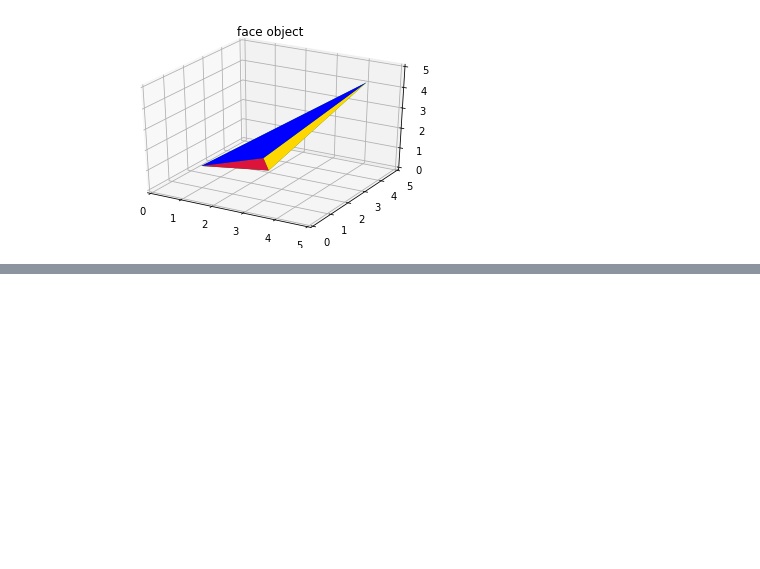
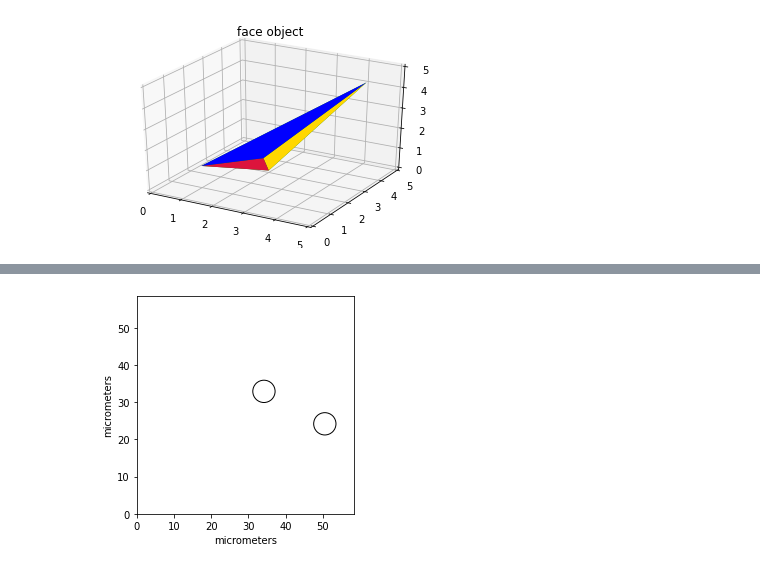
Before and after one commit to openssbd/BD5_samples, a Jupyter notebook: BD5write_numpy.ipynb, the cells around one changed output, grey strips where cells are left out. Saved outputs shown, nothing was run; the diff lists cells and outputs as text; code cells hidden in the pictures; blank space fills up the shorter version.

```diff
--- a/BD5write_numpy.ipynb
+++ b/BD5write_numpy.ipynb
@@ -392,0 +471,35 @@ bd5f.close()
+# %%
+bd5f1 = h5py.File("sample_circle_numpy_bd5.h5", "r")
+
+scaleunit = bd5f1['/data/scaleUnit']
+
+object0 = bd5f1['/data/0/object/0']
+# %%
+from mpl_toolkits.mplot3d.art3d import Poly3DCollection
+# display the 3D plot as static
+%matplotlib inline
+
+fig = plt.figure()
+ax = fig.add_subplot(111,aspect='equal')  # subplot of 1x1 grid plot no. 1
+# change default range so that new circles will display in micrometers
+h=650
+w=650
+xscale = h * scaleunit[0]['xScale']
+yscale = w * scaleunit[0]['yScale']
+ax.set_xlim((0, xscale))
+ax.set_ylim((0, yscale))
+plt.xlabel('micrometers')
+plt.ylabel('micrometers')
+
+# draw the circles
+for i in object0:
+    centre = (i['x'] * scaleunit[0]['xScale'], i['y'] * scaleunit[0]['yScale'])
+    radius = int(i['radius'])
+    circle=plt.Circle(centre, radius, fill=False)
+    ax.add_artist(circle)
+plt.show()
+
+# close the BD5 file
+bd5f1.close()
+# %% [output]
+[figure, added]
```
Also changed, not shown: parts of 16 cells of this notebook, 6 other files.
